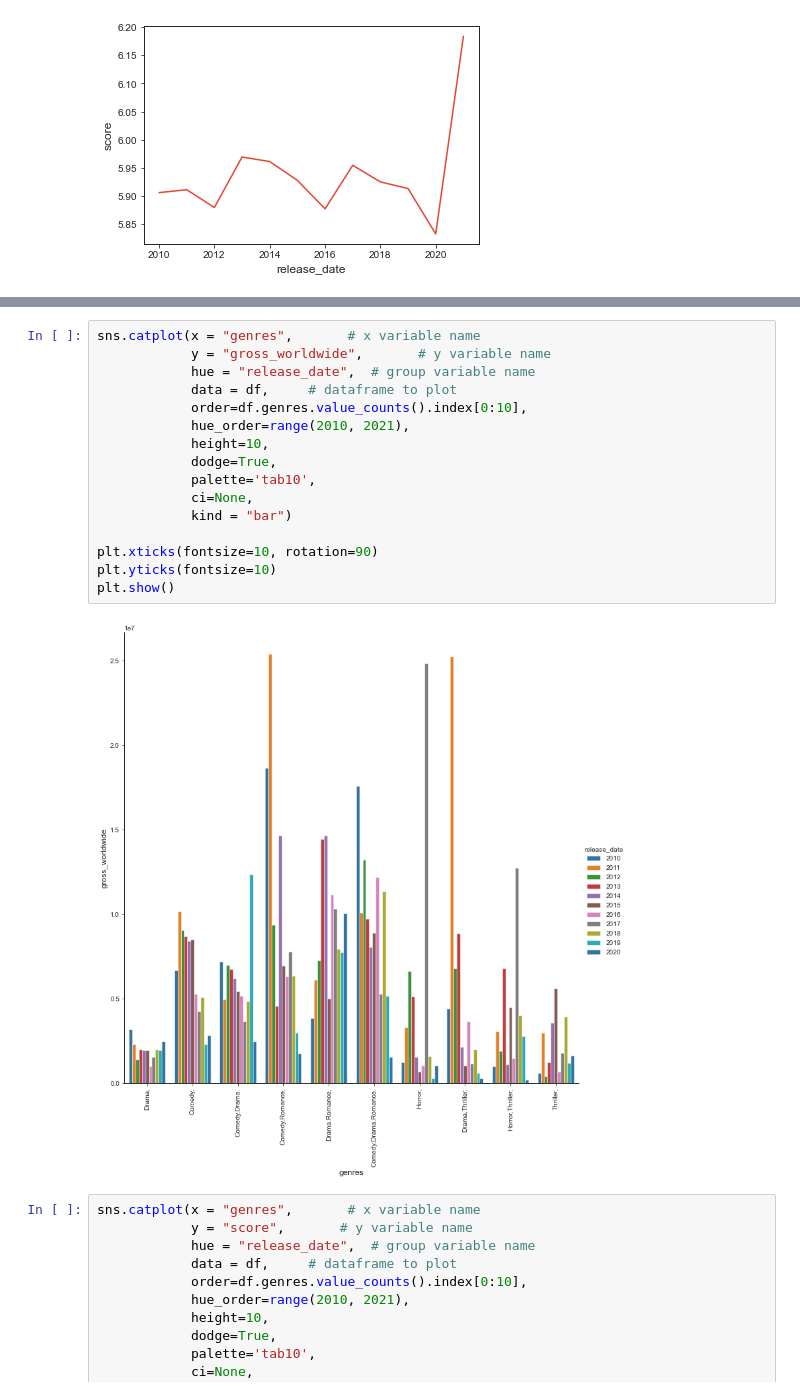
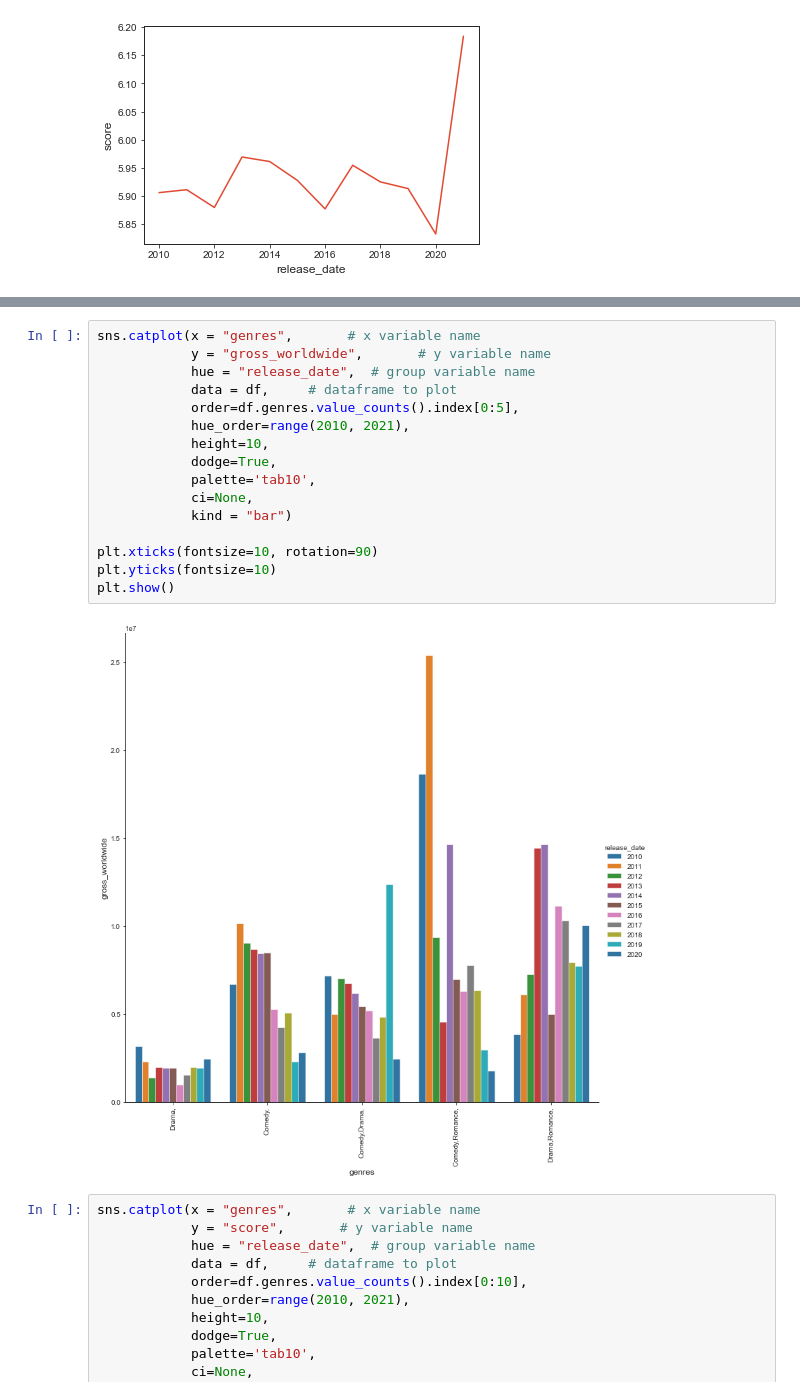
Before and after one commit to icyj1003/imdb-movies-gross, a Jupyter notebook: new_eda.ipynb, the cells around one changed output, grey strips where cells are left out. Saved outputs shown, nothing was run; the diff lists cells and outputs as text.

Commit message:
Plot Top 5 movie genres revenue and mean score by year

```diff
--- a/new_eda.ipynb
+++ b/new_eda.ipynb
@@ -197,21 +221,21 @@ sns.lineplot(x='release_date', y='score', data=score)
 # %%
 sns.catplot(x = "genres",       # x variable name
             y = "gross_worldwide",       # y variable name
             hue = "release_date",  # group variable name
             data = df,     # dataframe to plot
-            order=df.genres.value_counts().index[0:10],
+            order=df.genres.value_counts().index[0:5],
             hue_order=range(2010, 2021),
             height=10,
             dodge=True,
             palette='tab10',
             ci=None,
             kind = "bar")
 
 plt.xticks(fontsize=10, rotation=90)
 plt.yticks(fontsize=10)
 plt.show()
 # %% [output]
-[figure, old version]
+[figure, new version]
 # %%
 sns.catplot(x = "genres",       # x variable name
             y = "score",       # y variable name
```
Also changed, not shown: parts of 4 cells of this notebook.
